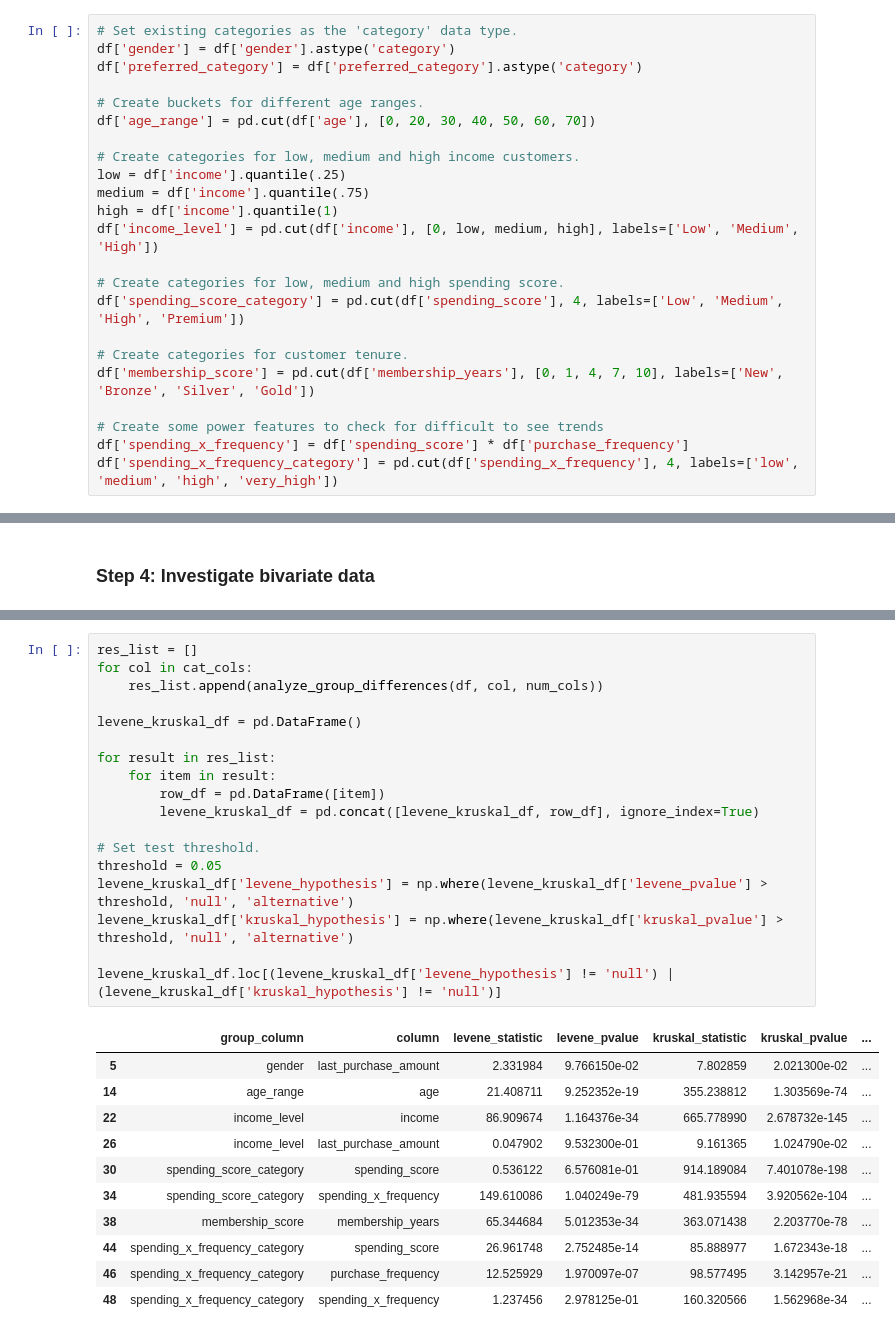
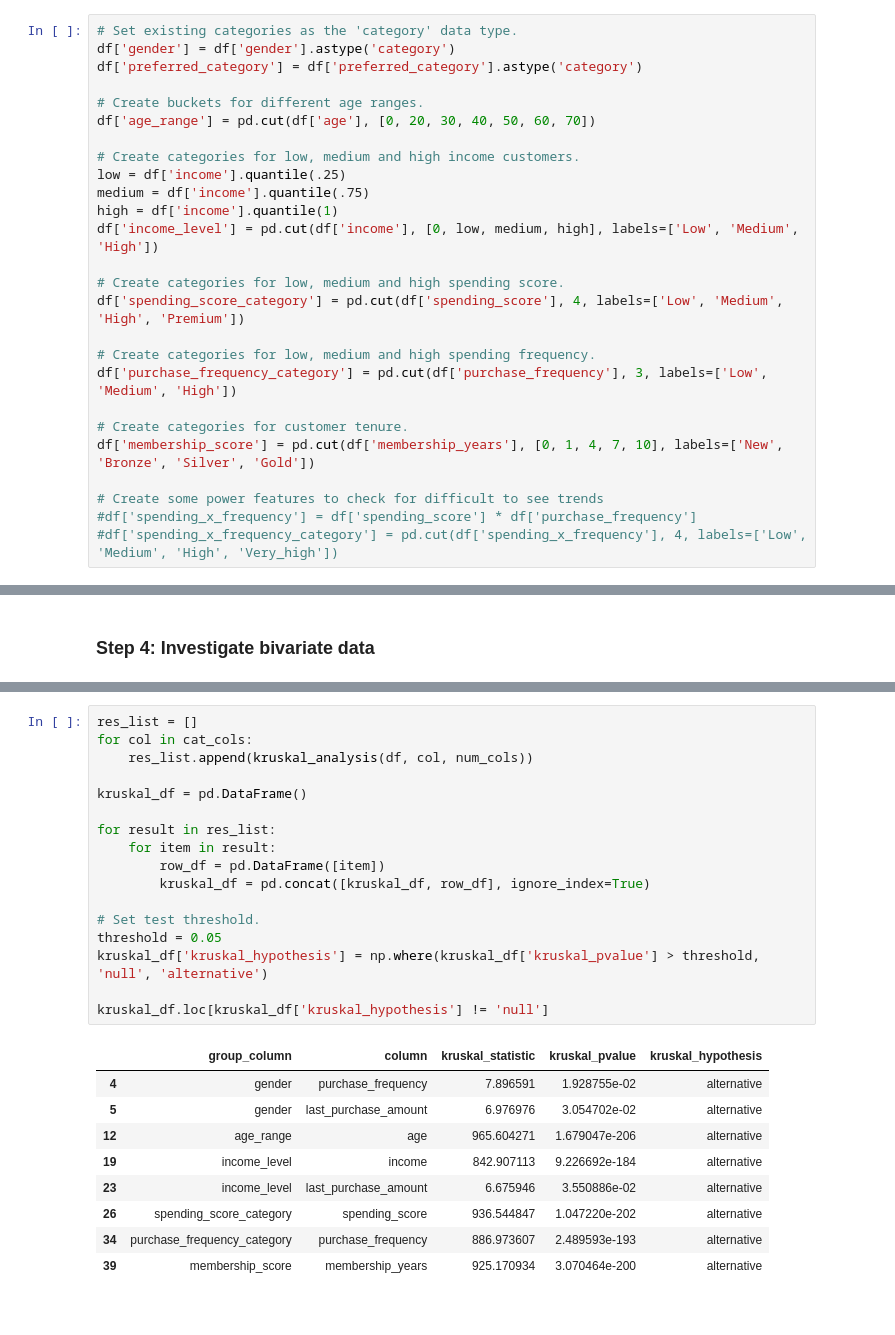
Before and after one commit to aldillon88/customer-segmentation, a Jupyter notebook: notebooks/eda.ipynb, the cells around one changed output, grey strips where cells are left out. Drawn from its saved outputs; the diff is of its cells as text.

Commit message:
eda functions cleaned data and clustering

```diff
--- a/notebooks/eda.ipynb
+++ b/notebooks/eda.ipynb
@@ -92,12 +103,15 @@ df['income_level'] = pd.cut(df['income'], [0, low, medium, high], labels=['Low',
 # Create categories for low, medium and high spending score.
 df['spending_score_category'] = pd.cut(df['spending_score'], 4, labels=['Low', 'Medium', 'High', 'Premium'])
 
+# Create categories for low, medium and high spending frequency.
+df['purchase_frequency_category'] = pd.cut(df['purchase_frequency'], 3, labels=['Low', 'Medium', 'High'])
+
 # Create categories for customer tenure.
 df['membership_score'] = pd.cut(df['membership_years'], [0, 1, 4, 7, 10], labels=['New', 'Bronze', 'Silver', 'Gold'])
 
 # Create some power features to check for difficult to see trends
-df['spending_x_frequency'] = df['spending_score'] * df['purchase_frequency']
-df['spending_x_frequency_category'] = pd.cut(df['spending_x_frequency'], 4, labels=['low', 'medium', 'high', 'very_high'])
+#df['spending_x_frequency'] = df['spending_score'] * df['purchase_frequency']
+#df['spending_x_frequency_category'] = pd.cut(df['spending_x_frequency'], 4, labels=['Low', 'Medium', 'High', 'Very_high'])
 # %% [markdown]
 ### Step 2: Split the data into numerical and categorical dataframes
 # %%
@@ -175,30 +188,27 @@ num_df.corr()
 # %%
 res_list = []
 for col in cat_cols:
-    res_list.append(analyze_group_differences(df, col, num_cols))
+    res_list.append(kruskal_analysis(df, col, num_cols))
 
-levene_kruskal_df = pd.DataFrame()
+kruskal_df = pd.DataFrame()
 
 for result in res_list:
     for item in result:
         row_df = pd.DataFrame([item])
-        levene_kruskal_df = pd.concat([levene_kruskal_df, row_df], ignore_index=True)
+        kruskal_df = pd.concat([kruskal_df, row_df], ignore_index=True)
 
 # Set test threshold.
 threshold = 0.05
-levene_kruskal_df['levene_hypothesis'] = np.where(levene_kruskal_df['levene_pvalue'] > threshold, 'null', 'alternative')
-levene_kruskal_df['kruskal_hypothesis'] = np.where(levene_kruskal_df['kruskal_pvalue'] > threshold, 'null', 'alternative')
+kruskal_df['kruskal_hypothesis'] = np.where(kruskal_df['kruskal_pvalue'] > threshold, 'null', 'alternative')
 
-levene_kruskal_df.loc[(levene_kruskal_df['levene_hypothesis'] != 'null') | (levene_kruskal_df['kruskal_hypothesis'] != 'null')]
+kruskal_df.loc[kruskal_df['kruskal_hypothesis'] != 'null']
 # %% [output]
-|  | group_column | column | levene_statistic | levene_pvalue | kruskal_statistic | kruskal_pvalue | ... |
-| 5 | gender | last_purchase_amount | 2.331984 | 9.766150e-02 | 7.802859 | 2.021300e-02 | ... |
-| 14 | age_range | age | 21.408711 | 9.252352e-19 | 355.238812 | 1.303569e-74 | ... |
-| 22 | income_level | income | 86.909674 | 1.164376e-34 | 665.778990 | 2.678732e-145 | ... |
-| 26 | income_level | last_purchase_amount | 0.047902 | 9.532300e-01 | 9.161365 | 1.024790e-02 | ... |
-| 30 | spending_score_category | spending_score | 0.536122 | 6.576081e-01 | 914.189084 | 7.401078e-198 | ... |
-| 34 | spending_score_category | spending_x_frequency | 149.610086 | 1.040249e-79 | 481.935594 | 3.920562e-104 | ... |
-| 38 | membership_score | membership_years | 65.344684 | 5.012353e-34 | 363.071438 | 2.203770e-78 | ... |
-| 44 | spending_x_frequency_category | spending_score | 26.961748 | 2.752485e-14 | 85.888977 | 1.672343e-18 | ... |
-| 46 | spending_x_frequency_category | purchase_frequency | 12.525929 | 1.970097e-07 | 98.577495 | 3.142957e-21 | ... |
-| 48 | spending_x_frequency_category | spending_x_frequency | 1.237456 | 2.978125e-01 | 160.320566 | 1.562968e-34 | ... |
+|  | group_column | column | kruskal_statistic | kruskal_pvalue | kruskal_hypothesis |
+| 4 | gender | purchase_frequency | 7.896591 | 1.928755e-02 | alternative |
+| 5 | gender | last_purchase_amount | 6.976976 | 3.054702e-02 | alternative |
+| 12 | age_range | age | 965.604271 | 1.679047e-206 | alternative |
+| 19 | income_level | income | 842.907113 | 9.226692e-184 | alternative |
+| 23 | income_level | last_purchase_amount | 6.675946 | 3.550886e-02 | alternative |
+| 26 | spending_score_category | spending_score | 936.544847 | 1.047220e-202 | alternative |
+| 34 | purchase_frequency_category | purchase_frequency | 886.973607 | 2.489593e-193 | alternative |
+| 39 | membership_score | membership_years | 925.170934 | 3.070464e-200 | alternative |
```
Also changed, not shown: parts of 13 cells of this notebook, 3 other files.
